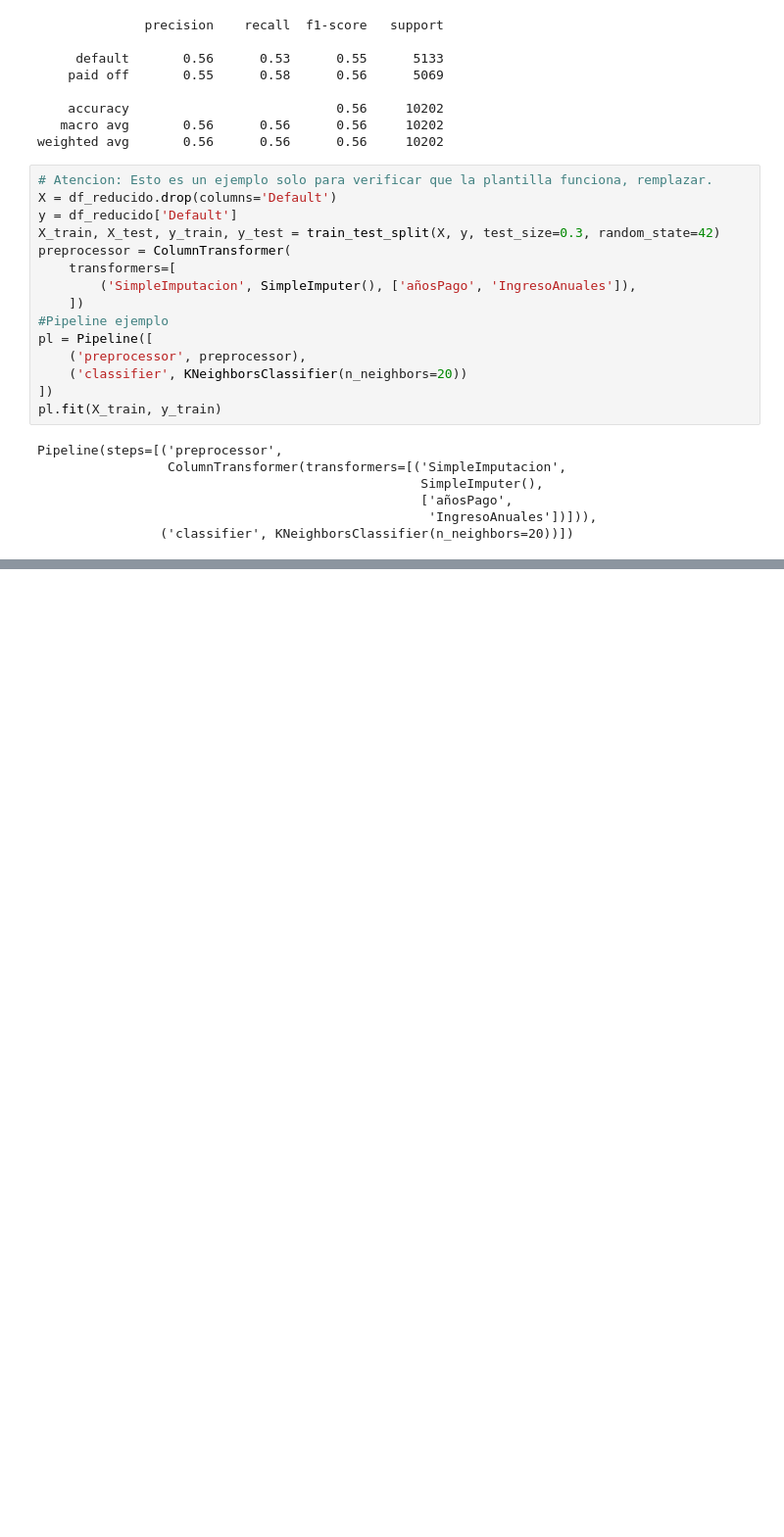
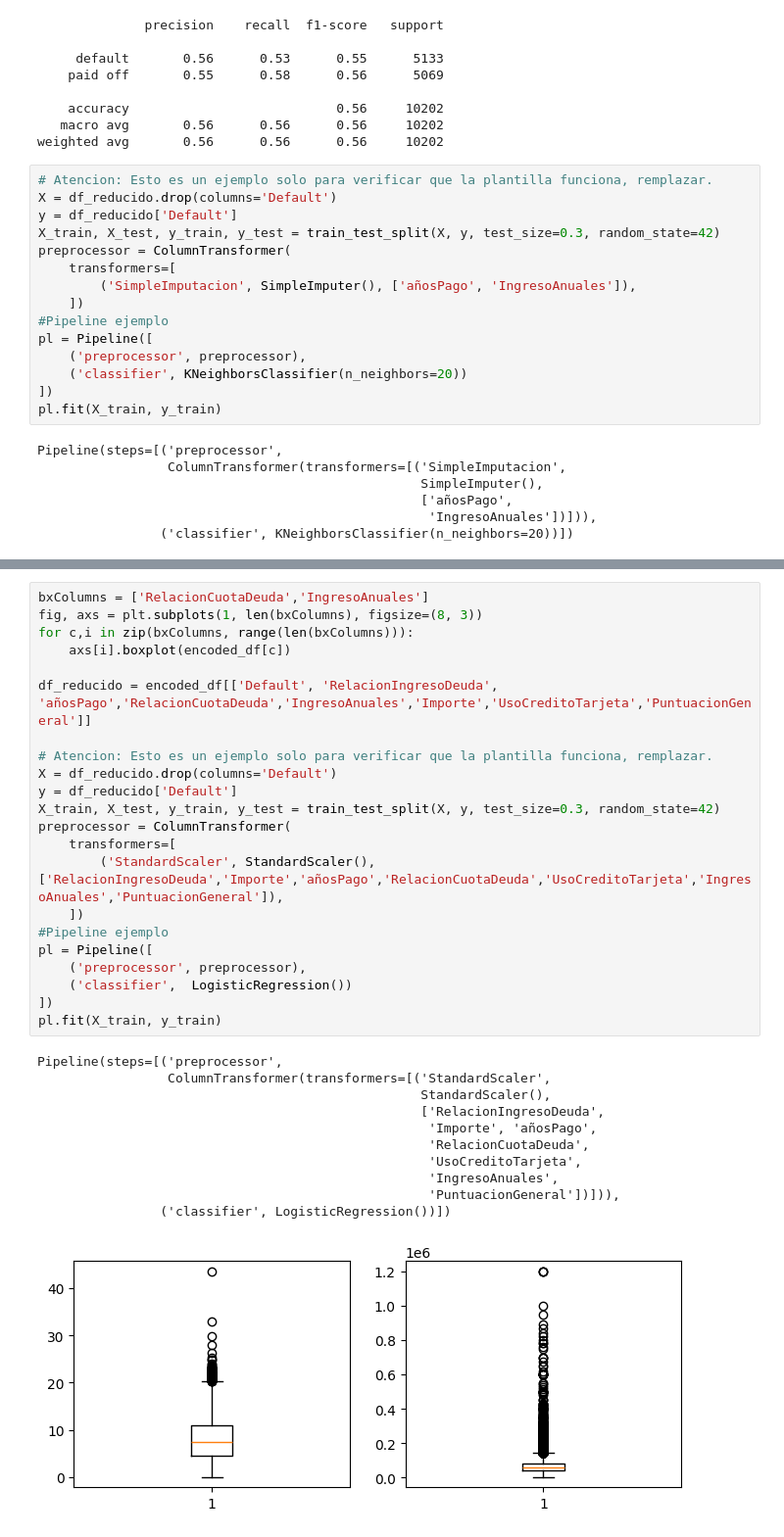
Before and after one commit to agustiniglesias99/numpyCienciaDeDatos, a Jupyter notebook: TP_EntregablePrestamos.ipynb, the cells around one changed output, grey strips where cells are left out. Shown at 98% size. Saved outputs shown, nothing was run; the diff lists cells and outputs as text; blank space fills up the shorter version.

```diff
--- a/TP_EntregablePrestamos.ipynb
+++ b/TP_EntregablePrestamos.ipynb
@@ -295,0 +347,34 @@ weighted avg       0.56      0.56      0.55     10202
+# %%
+bxColumns = ['RelacionCuotaDeuda','IngresoAnuales']
+fig, axs = plt.subplots(1, len(bxColumns), figsize=(8, 3))
+for c,i in zip(bxColumns, range(len(bxColumns))):
+    axs[i].boxplot(encoded_df[c])
+
+df_reducido = encoded_df[['Default', 'RelacionIngresoDeuda', 'añosPago','RelacionCuotaDeuda','IngresoAnuales','Importe','UsoCreditoTarjeta','PuntuacionGeneral']]
+
+# Atencion: Esto es un ejemplo solo para verificar que la plantilla funciona, remplazar.
+X = df_reducido.drop(columns='Default')
+y = df_reducido['Default']
+X_train, X_test, y_train, y_test = train_test_split(X, y, test_size=0.3, random_state=42)
+preprocessor = ColumnTransformer(
+    transformers=[
+        ('StandardScaler', StandardScaler(), ['RelacionIngresoDeuda','Importe','añosPago','RelacionCuotaDeuda','UsoCreditoTarjeta','IngresoAnuales','PuntuacionGeneral']),
+    ])
+#Pipeline ejemplo
+pl = Pipeline([
+    ('preprocessor', preprocessor),
+    ('classifier',  LogisticRegression())
+])
+pl.fit(X_train, y_train)
+# %% [output]
+Pipeline(steps=[('preprocessor',
+                 ColumnTransformer(transformers=[('StandardScaler',
+                                                  StandardScaler(),
+                                                  ['RelacionIngresoDeuda',
+                                                   'Importe', 'añosPago',
+                                                   'RelacionCuotaDeuda',
+                                                   'UsoCreditoTarjeta',
+                                                   'IngresoAnuales',
+                                                   'PuntuacionGeneral'])])),
+                ('classifier', LogisticRegression())])
+[figure, added]
```
Also changed, not shown: parts of 6 cells of this notebook.
